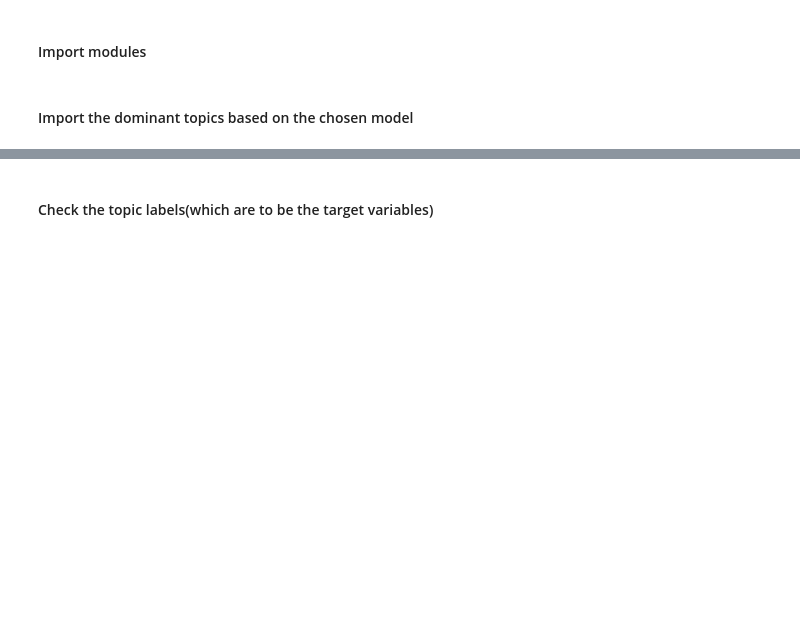
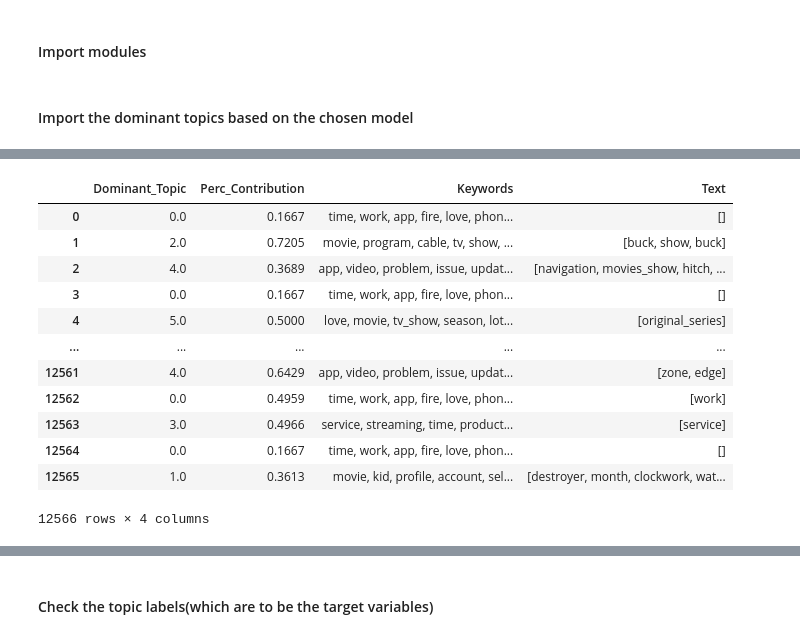
Before and after one commit to enliktjioe/master-thesis-2021, a Jupyter notebook: sandbox/netflix_app-jung-akim/BERT-Copy1.ipynb, the cells around one changed output, grey strips where cells are left out. Saved outputs shown, nothing was run; the diff lists cells and outputs as text; code cells hidden in the pictures; blank space fills up the shorter version.

```diff
--- a/sandbox/netflix_app-jung-akim/BERT-Copy1.ipynb
+++ b/sandbox/netflix_app-jung-akim/BERT-Copy1.ipynb
@@ -48,3 +65,19 @@ import umap.umap_ as umap
 mallet_lda_df = pd.read_pickle('lda_mallet_model/mallet_lda_df.pkl')
 df = pd.read_pickle('raw_data/netflix.pkl')
 df = pd.concat([mallet_lda_df.reset_index(drop=True), df.loc[:, ['star_rating', 'helpful_votes', 'total_votes', 'review']].reset_index(drop=True)], axis = 1)
+# %%
+mallet_lda_df
+# %% [output]
+|  | Dominant_Topic | Perc_Contribution | Keywords | Text |
+| 0 | 0.0 | 0.1667 | time, work, app, fire, love, phon... | [] |
+| 1 | 2.0 | 0.7205 | movie, program, cable, tv, show, ... | [buck, show, buck] |
+| 2 | 4.0 | 0.3689 | app, video, problem, issue, updat... | [navigation, movies_show, hitch, ... |
+| 3 | 0.0 | 0.1667 | time, work, app, fire, love, phon... | [] |
+| 4 | 5.0 | 0.5000 | love, movie, tv_show, season, lot... | [original_series] |
+| ... | ... | ... | ... | ... |
+| 12561 | 4.0 | 0.6429 | app, video, problem, issue, updat... | [zone, edge] |
+| 12562 | 0.0 | 0.4959 | time, work, app, fire, love, phon... | [work] |
+| 12563 | 3.0 | 0.4966 | service, streaming, time, product... | [service] |
+| 12564 | 0.0 | 0.1667 | time, work, app, fire, love, phon... | [] |
+| 12565 | 1.0 | 0.3613 | movie, kid, profile, account, sel... | [destroyer, month, clockwork, wat... |
+12566 rows × 4 columns
```
Also changed, not shown: parts of 2 cells of this notebook.
